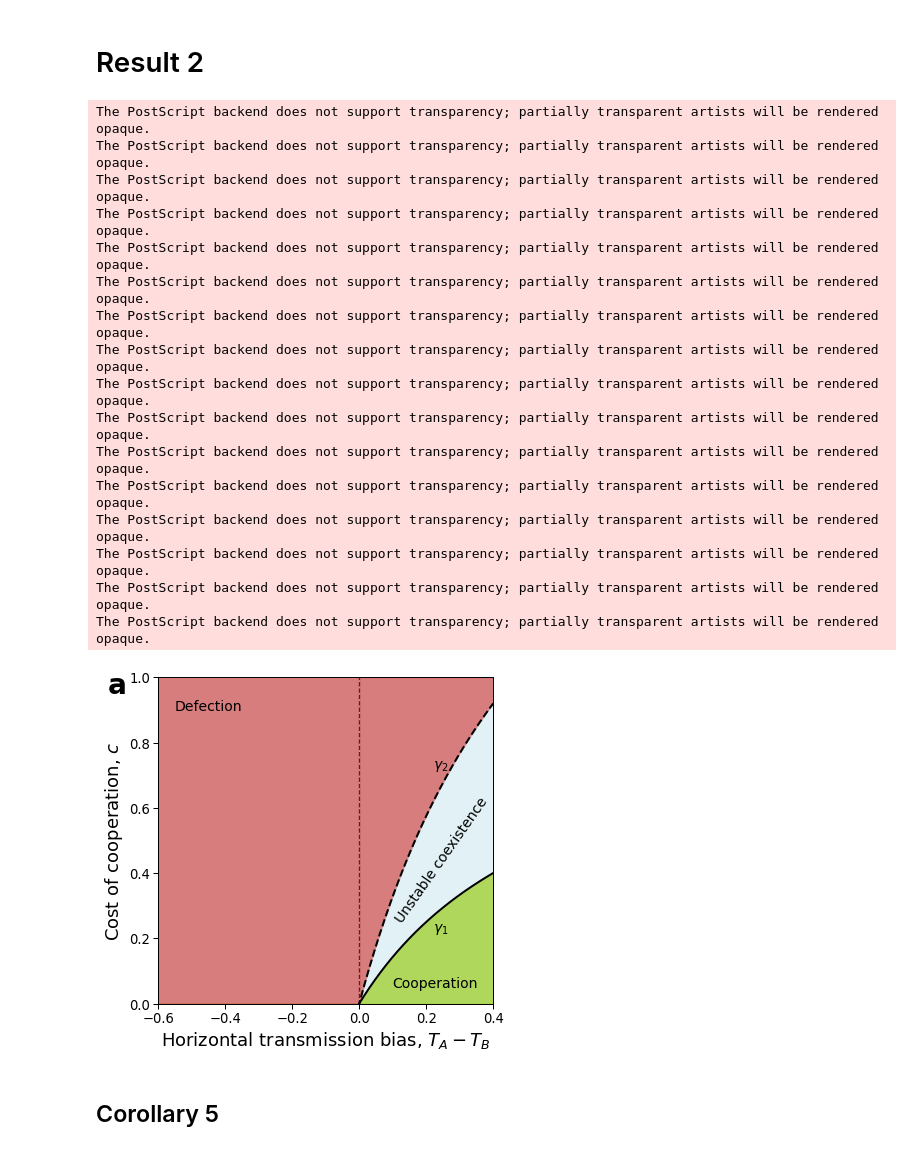
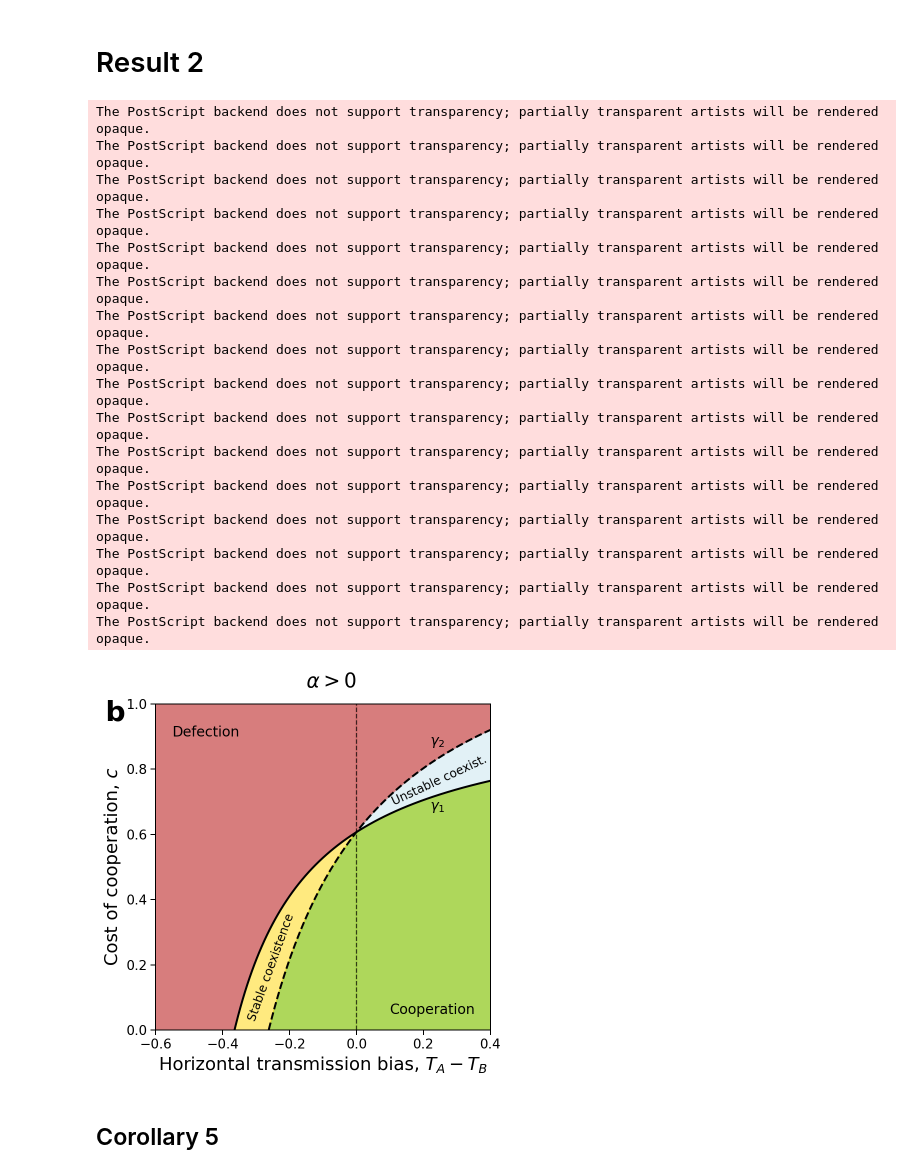
Before and after one commit to yoavram-lab/CulturalCooperation, a Jupyter notebook: ms/figures.ipynb, the cells around one changed output. Saved outputs shown, nothing was run; the diff lists cells and outputs as text; code cells hidden in the pictures.

```diff
--- a/ms/figures.ipynb
+++ b/ms/figures.ipynb
@@ -17,8 +17,8 @@ TA = 0.4
 TB = TA - ΔT
 assert ((0<=TB) & (TB<=1)).all()
 
-α = 0
-#α = 0.7
+# α = 0
+α = 0.7
 # α = 1/8
 # %%
 γ1 = (b*v*α*TA + (TA - TB)) / (v * (1 - TB))
@@ -75,34 +75,36 @@ if α == 0:
 if α == 0.7:
     ax.text(0.22, 0.675, r'$\gamma_1$', fontdict=fontdict)
     ax.text(0.22, 0.875, r'$\gamma_2$', fontdict=fontdict)
 
 # fig.tight_layout()
 if α == 0:
+    ax.text(-0.15, 1.05, r'$\alpha=0$', fontdict=dict(fontsize=20))
     ax.text(-0.75, 0.95, 'a', fontdict=dict(fontsize=28, weight='bold'))
     fig.savefig('Figures/Result2_c_zero_alpha.pdf')
     fig.savefig('Figures/Result2_c_zero_alpha.eps')
 if α == 0.7:
+    ax.text(-0.15, 1.05, r'$\alpha>0$', fontdict=dict(fontsize=20))
     ax.text(-0.75, 0.95, 'b', fontdict=dict(fontsize=28, weight='bold'))
     fig.savefig('Figures/Result2_c_non_zero_alpha.pdf')
     fig.savefig('Figures/Result2_c_non_zero_alpha.eps')
 # %% [output]
 The PostScript backend does not support transparency; partially transparent artists will be rendered opaque.
 The PostScript backend does not support transparency; partially transparent artists will be rendered opaque.
 The PostScript backend does not support transparency; partially transparent artists will be rendered opaque.
 The PostScript backend does not support transparency; partially transparent artists will be rendered opaque.
 The PostScript backend does not support transparency; partially transparent artists will be rendered opaque.
 The PostScript backend does not support transparency; partially transparent artists will be rendered opaque.
 The PostScript backend does not support transparency; partially transparent artists will be rendered opaque.
 The PostScript backend does not support transparency; partially transparent artists will be rendered opaque.
 The PostScript backend does not support transparency; partially transparent artists will be rendered opaque.
 The PostScript backend does not support transparency; partially transparent artists will be rendered opaque.
 The PostScript backend does not support transparency; partially transparent artists will be rendered opaque.
 The PostScript backend does not support transparency; partially transparent artists will be rendered opaque.
 The PostScript backend does not support transparency; partially transparent artists will be rendered opaque.
 The PostScript backend does not support transparency; partially transparent artists will be rendered opaque.
 The PostScript backend does not support transparency; partially transparent artists will be rendered opaque.
 The PostScript backend does not support transparency; partially transparent artists will be rendered opaque.
-[figure, old version]
+[figure, new version]
 # %% [markdown]
 ## Corollary 5
 # %%
```
Also changed, not shown: parts of 4 cells of this notebook, 10 other files.
